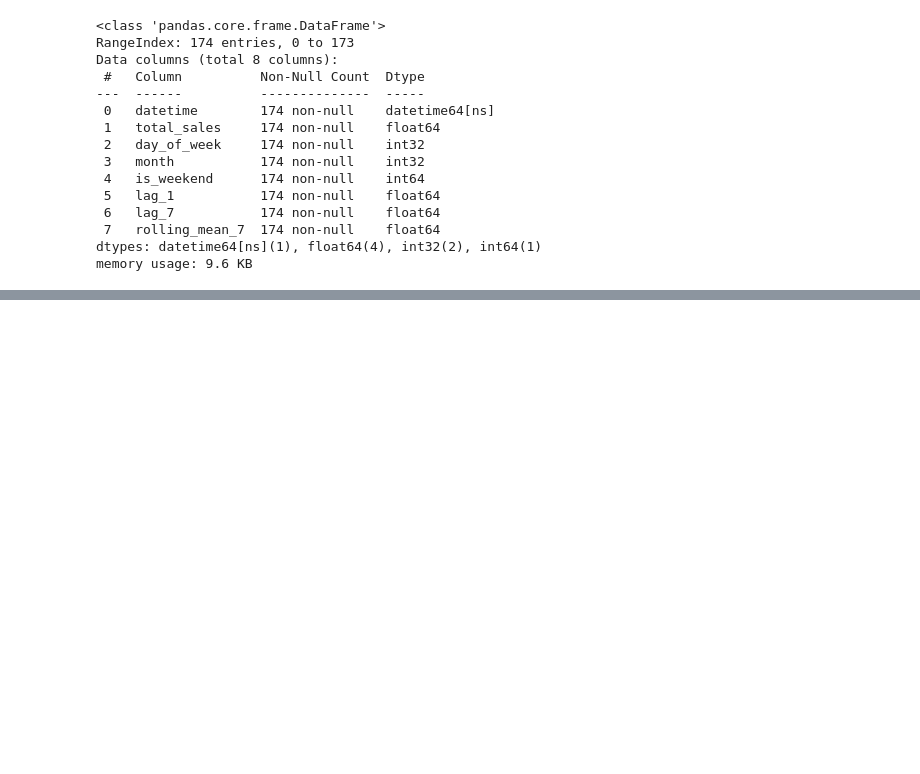
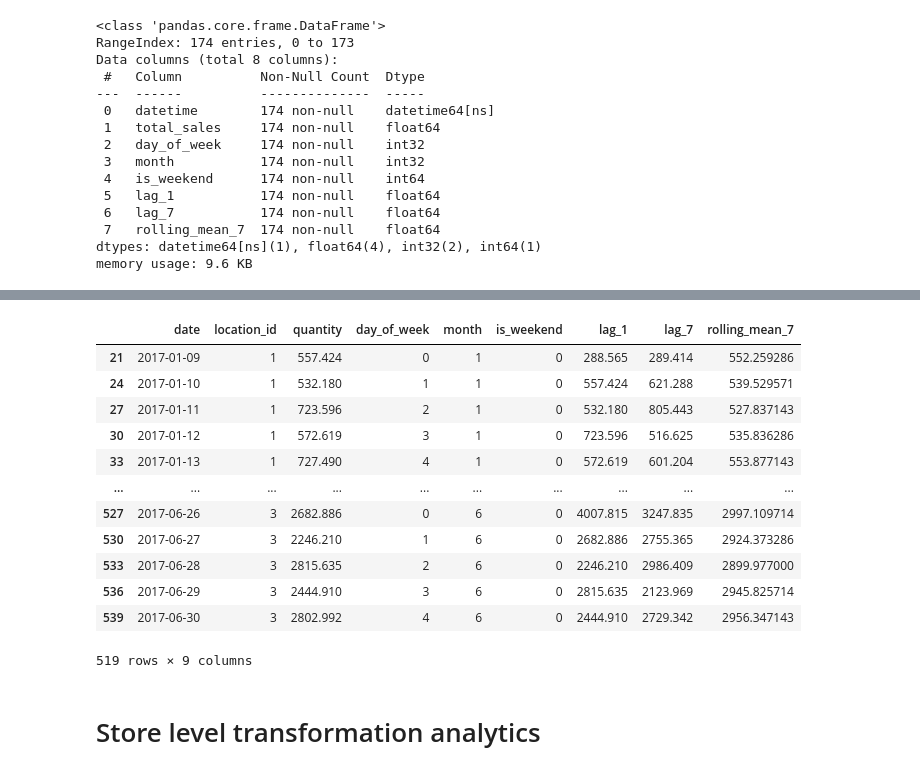
Before and after one commit to arjun-s-15/ERP-Project, a Jupyter notebook: ML-service/data_transformation.ipynb, the cells around one changed output, grey strips where cells are left out. Drawn from its saved outputs; the diff is of its cells as text; code cells hidden in the pictures; blank space fills up the shorter version.

Commit message:
store level data transformation

```diff
--- a/ML-service/data_transformation.ipynb
+++ b/ML-service/data_transformation.ipynb
@@ -221,0 +333,11 @@ df_daily.info()
+# %%
+store_df['day_of_week'] = store_df['date'].dt.dayofweek
+store_df['month'] = store_df['date'].dt.month
+store_df['is_weekend'] = store_df['day_of_week'].isin([5, 6]).astype(int)
+# %%
+store_df['lag_1'] = store_df.groupby('location_id')['quantity'].shift(1)
+store_df['lag_7'] = store_df.groupby('location_id')['quantity'].shift(7)
+# %%
+store_df['rolling_mean_7'] = store_df.groupby('location_id')['quantity'].transform(lambda x: x.rolling(window=7).mean())
+# %%
+store_df = store_df.dropna()
@@ -221,0 +372,18 @@ df_daily.info()
+# %%
+store_df
+# %% [output]
+|  | date | location_id | quantity | day_of_week | month | is_weekend | lag_1 | lag_7 | rolling_mean_7 |
+| 21 | 2017-01-09 | 1 | 557.424 | 0 | 1 | 0 | 288.565 | 289.414 | 552.259286 |
+| 24 | 2017-01-10 | 1 | 532.180 | 1 | 1 | 0 | 557.424 | 621.288 | 539.529571 |
+| 27 | 2017-01-11 | 1 | 723.596 | 2 | 1 | 0 | 532.180 | 805.443 | 527.837143 |
+| 30 | 2017-01-12 | 1 | 572.619 | 3 | 1 | 0 | 723.596 | 516.625 | 535.836286 |
+| 33 | 2017-01-13 | 1 | 727.490 | 4 | 1 | 0 | 572.619 | 601.204 | 553.877143 |
+| ... | ... | ... | ... | ... | ... | ... | ... | ... | ... |
+| 527 | 2017-06-26 | 3 | 2682.886 | 0 | 6 | 0 | 4007.815 | 3247.835 | 2997.109714 |
+| 530 | 2017-06-27 | 3 | 2246.210 | 1 | 6 | 0 | 2682.886 | 2755.365 | 2924.373286 |
+| 533 | 2017-06-28 | 3 | 2815.635 | 2 | 6 | 0 | 2246.210 | 2986.409 | 2899.977000 |
+| 536 | 2017-06-29 | 3 | 2444.910 | 3 | 6 | 0 | 2815.635 | 2123.969 | 2945.825714 |
+| 539 | 2017-06-30 | 3 | 2802.992 | 4 | 6 | 0 | 2444.910 | 2729.342 | 2956.347143 |
+519 rows × 9 columns
+# %% [markdown]
+# Store level transformation analytics
```
Also changed, not shown: parts of 16 cells of this notebook, 2 other files.
